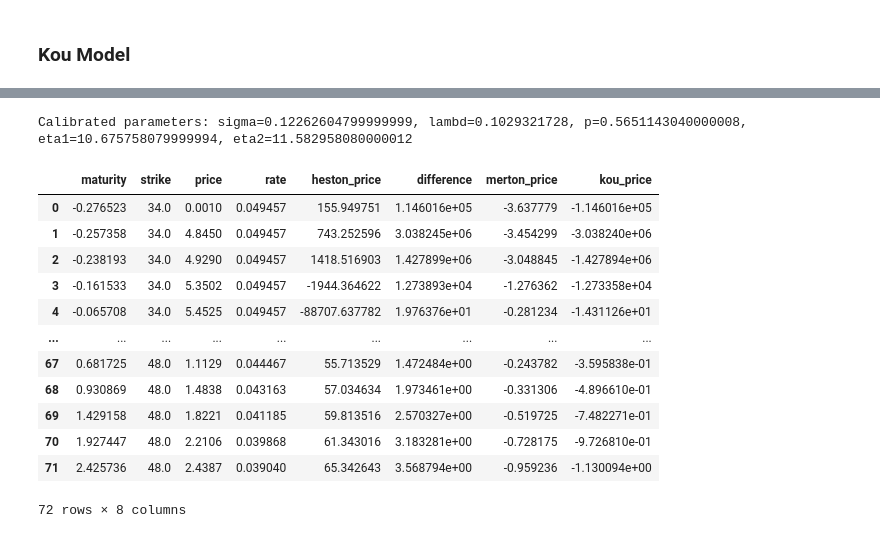
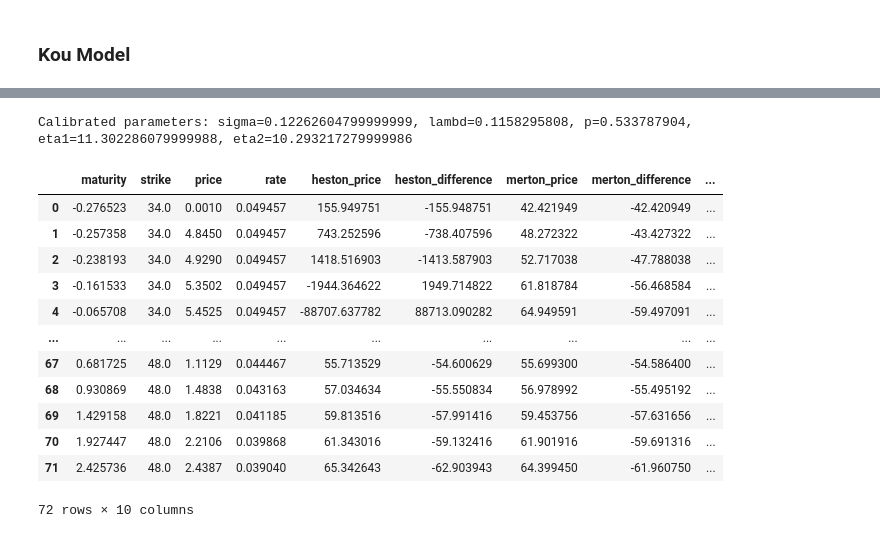
Before and after one commit to nanni00/options-models, a Jupyter notebook: notebooks/models-calibration.ipynb, the cells around one changed output, grey strips where cells are left out. Saved outputs shown, nothing was run; the diff lists cells and outputs as text; code cells hidden in the pictures.

```diff
--- a/notebooks/models-calibration.ipynb
+++ b/notebooks/models-calibration.ipynb
@@ -465,6 +556,6 @@ vol_surface_long
 # %%
-vol_surface_long['difference'] = vol_surface_long['price'] - vol_surface_long['heston_price']
-vol_surface_long['difference'].describe()
+vol_surface_long['heston_difference'] = vol_surface_long['price'] - vol_surface_long['heston_price']
+vol_surface_long['heston_difference'].describe()
 # %% [output]
 count        72.000000
 mean        855.670179
@@ -478,17 +569,17 @@ Name: difference, dtype: float64
 # %% [markdown]
 ### Apply the Merton Jump Model
 # %%
-S0 =    30  # Replace with real market data
+S0 =    last_trade_price  # Replace with real market data
 r =     vol_surface_long['rate'].to_numpy(float)
 K =     vol_surface_long['strike'].to_numpy(float)
 tau =   vol_surface_long['maturity'].to_numpy(float)
 P =     vol_surface_long['price'].to_numpy(float)
 
 params = {
-    "sigma":    {"x0": 0.2, "lbub": [1e-2, 1]},
-    "lambd":    {"x0": 0.1, "lbub": [1e-3, 1]},
-    "mu_j":     {"x0": 0,   "lbub": [-1, 1]},
-    "sigma_j":  {"x0": 0.1, "lbub": [1e-2, 1]},
+    "sigma"     : {"x0": 0.2, "lbub": [1e-2, 1]},
+    "lambd"     : {"x0": 0.1, "lbub": [1e-3, 1]},
+    "mu_j"      : {"x0": 0,   "lbub": [-1, 1]},
+    "sigma_j"   : {"x0": 0.1, "lbub": [1e-2, 1]},
 }
 
 x0 =    [param["x0"]    for param in params.values()]
@@ -542,8 +633,8 @@ print(f"Calibrated parameters: sigma={sigma}, lambd={lambd}, mu_j={mu_j}, sigma_
 # --- Part 8: Final Volatility Surface and Comparison ---
 merton_prices = merton_price_rec(S0, K, sigma, lambd, mu_j, sigma_j, tau, r)
 vol_surface_long['merton_price'] = merton_prices
-vol_surface_long['difference'] = vol_surface_long['price'] - vol_surface_long['merton_price']
-vol_surface_long['difference'].describe()
+vol_surface_long['merton_difference'] = vol_surface_long['price'] - vol_surface_long['merton_price']
+vol_surface_long['merton_difference'].describe()
 # %% [output]
 Calibrated parameters: sigma=0.05868164062500025, lambd=0.1047149658203127, mu_j=0.0005488586425781249, sigma_j=0.12130432128906254
 count    72.000000
@@ -575,7 +661,7 @@ vol_surface_long[['maturity', 'strike', 'difference']].plot.line(figsize=(10, 6)
 # %% [markdown]
 ### Kou Model
 # %%
-S0 =    30  # Replace with real market data
+S0 =    last_trade_price  # Replace with real market data
 r =     vol_surface_long['rate'].to_numpy(float)
 K =     vol_surface_long['strike'].to_numpy(float)
 tau =   vol_surface_long['maturity'].to_numpy(float)
@@ -585,11 +671,11 @@ x0 =    [param["x0"]    for param in params.values()]
 bnds =  [param["lbub"]  for param in params.values()]
 
 params = {
-    "sigma":    {"x0": 0.2, "lbub": [1e-2, 1]},
-    "lambd":    {"x0": 0.1, "lbub": [1e-3, 1]},
-    "p":        {"x0": 0.5, "lbub": [0.01, 0.99]},
-    "eta1":     {"x0": 10, "lbub": [1, 20]},
-    "eta2":     {"x0": 10, "lbub": [1, 20]},
+    "sigma" : {"x0": 0.2,   "lbub": [1e-2, 1]},
+    "lambd" : {"x0": 0.1,   "lbub": [1e-3, 1]},
+    "p"     : {"x0": 0.5,   "lbub": [0.01, 0.99]},
+    "eta1"  : {"x0": 10,    "lbub": [1, 20]},
+    "eta2"  : {"x0": 10,    "lbub": [1, 20]},
 }
 # %%
 def SqErr(x):
@@ -640,27 +726,27 @@ plot_time_stat(kou_stat)
 # %%
 sigma, lambd, p, eta1, eta2 = result.x
 print(f"Calibrated parameters: sigma={sigma}, lambd={lambd}, p={p}, eta1={eta1}, eta2={eta2}")
 
 # --- Step 8: Final Volatility Surface and Comparison ---
 kou_prices = kou_price_rec(S0, K, sigma, lambd, p, eta1, eta2, tau, r)
 vol_surface_long['kou_price'] = kou_prices
-vol_surface_long['difference'] = vol_surface_long['price'] - vol_surface_long['kou_price']
+vol_surface_long['kou_difference'] = vol_surface_long['price'] - vol_surface_long['kou_price']
 vol_surface_long
 # %% [output]
-Calibrated parameters: sigma=0.12262604799999999, lambd=0.1029321728, p=0.5651143040000008, eta1=10.675758079999994, eta2=11.582958080000012
+Calibrated parameters: sigma=0.12262604799999999, lambd=0.1158295808, p=0.533787904, eta1=11.302286079999988, eta2=10.293217279999986
-|  | maturity | strike | price | rate | heston_price | difference | merton_price | kou_price |
-| 0 | -0.276523 | 34.0 | 0.0010 | 0.049457 | 155.949751 | 1.146016e+05 | -3.637779 | -1.146016e+05 |
-| 1 | -0.257358 | 34.0 | 4.8450 | 0.049457 | 743.252596 | 3.038245e+06 | -3.454299 | -3.038240e+06 |
-| 2 | -0.238193 | 34.0 | 4.9290 | 0.049457 | 1418.516903 | 1.427899e+06 | -3.048845 | -1.427894e+06 |
-| 3 | -0.161533 | 34.0 | 5.3502 | 0.049457 | -1944.364622 | 1.273893e+04 | -1.276362 | -1.273358e+04 |
-| 4 | -0.065708 | 34.0 | 5.4525 | 0.049457 | -88707.637782 | 1.976376e+01 | -0.281234 | -1.431126e+01 |
-| ... | ... | ... | ... | ... | ... | ... | ... | ... |
-| 67 | 0.681725 | 48.0 | 1.1129 | 0.044467 | 55.713529 | 1.472484e+00 | -0.243782 | -3.595838e-01 |
-| 68 | 0.930869 | 48.0 | 1.4838 | 0.043163 | 57.034634 | 1.973461e+00 | -0.331306 | -4.896610e-01 |
-| 69 | 1.429158 | 48.0 | 1.8221 | 0.041185 | 59.813516 | 2.570327e+00 | -0.519725 | -7.482271e-01 |
-| 70 | 1.927447 | 48.0 | 2.2106 | 0.039868 | 61.343016 | 3.183281e+00 | -0.728175 | -9.726810e-01 |
-| 71 | 2.425736 | 48.0 | 2.4387 | 0.039040 | 65.342643 | 3.568794e+00 | -0.959236 | -1.130094e+00 |
+|  | maturity | strike | price | rate | heston_price | heston_difference | merton_price | merton_difference | ... |
+| 0 | -0.276523 | 34.0 | 0.0010 | 0.049457 | 155.949751 | -155.948751 | 42.421949 | -42.420949 | ... |
+| 1 | -0.257358 | 34.0 | 4.8450 | 0.049457 | 743.252596 | -738.407596 | 48.272322 | -43.427322 | ... |
+| 2 | -0.238193 | 34.0 | 4.9290 | 0.049457 | 1418.516903 | -1413.587903 | 52.717038 | -47.788038 | ... |
+| 3 | -0.161533 | 34.0 | 5.3502 | 0.049457 | -1944.364622 | 1949.714822 | 61.818784 | -56.468584 | ... |
+| 4 | -0.065708 | 34.0 | 5.4525 | 0.049457 | -88707.637782 | 88713.090282 | 64.949591 | -59.497091 | ... |
+| ... | ... | ... | ... | ... | ... | ... | ... | ... | ... |
+| 67 | 0.681725 | 48.0 | 1.1129 | 0.044467 | 55.713529 | -54.600629 | 55.699300 | -54.586400 | ... |
+| 68 | 0.930869 | 48.0 | 1.4838 | 0.043163 | 57.034634 | -55.550834 | 56.978992 | -55.495192 | ... |
+| 69 | 1.429158 | 48.0 | 1.8221 | 0.041185 | 59.813516 | -57.991416 | 59.453756 | -57.631656 | ... |
+| 70 | 1.927447 | 48.0 | 2.2106 | 0.039868 | 61.343016 | -59.132416 | 61.901916 | -59.691316 | ... |
+| 71 | 2.425736 | 48.0 | 2.4387 | 0.039040 | 65.342643 | -62.903943 | 64.399450 | -61.960750 | ... |
-72 rows × 8 columns
+72 rows × 10 columns
 # %%
 vol_surface_long.describe()
 # %% [output]
```
Also changed, not shown: parts of 33 cells of this notebook, 1 other file.
